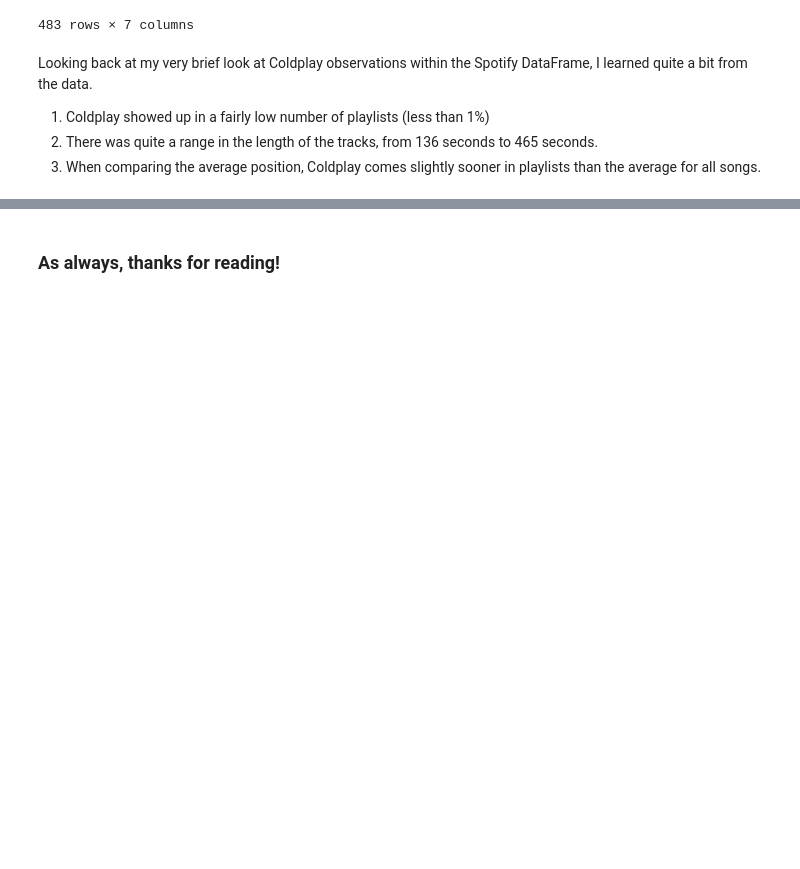
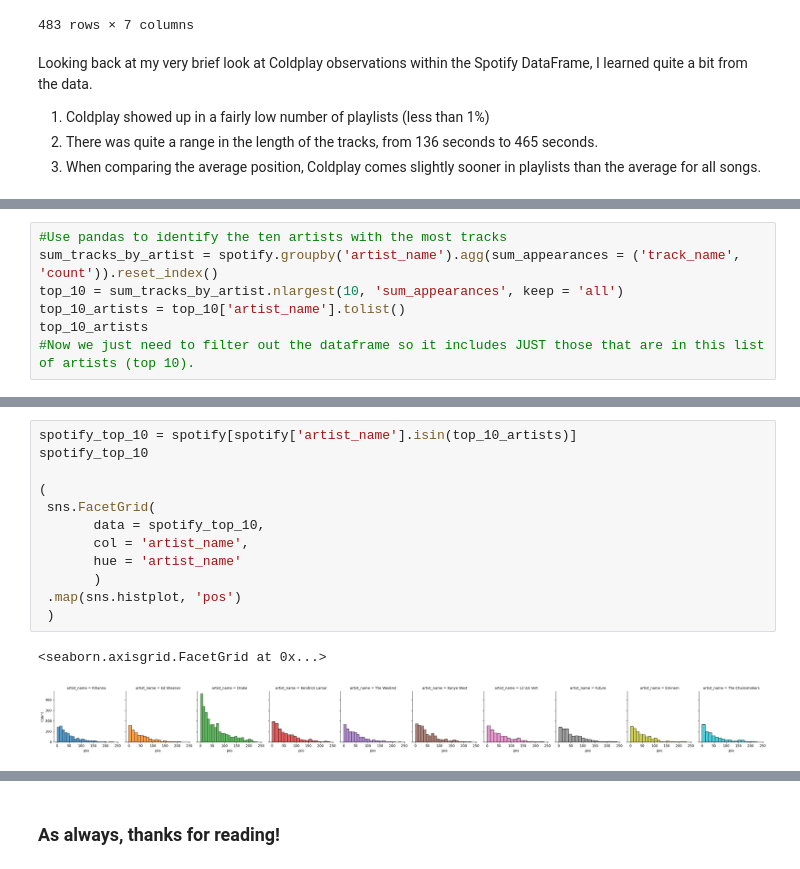
Before and after one commit to bca55/bca55.github.io, a Jupyter notebook: posts/spotify/Spotify_with_Pandas.ipynb, the cells around one changed output, grey strips where cells are left out. Cells and saved outputs as stored; diff of their text form; blank space fills up the shorter version.

```diff
--- a/posts/spotify/Spotify_with_Pandas.ipynb
+++ b/posts/spotify/Spotify_with_Pandas.ipynb
@@ -151,0 +157,7 @@ Looking back at my very brief look at Coldplay observations within the Spotify D
+# %%
+#Use pandas to identify the ten artists with the most tracks
+sum_tracks_by_artist = spotify.groupby('artist_name').agg(sum_appearances = ('track_name', 'count')).reset_index()
+top_10 = sum_tracks_by_artist.nlargest(10, 'sum_appearances', keep = 'all')
+top_10_artists = top_10['artist_name'].tolist()
+top_10_artists
+#Now we just need to filter out the dataframe so it includes JUST those that are in this list of artists (top 10).
@@ -151,0 +179,15 @@ Looking back at my very brief look at Coldplay observations within the Spotify D
+# %%
+spotify_top_10 = spotify[spotify['artist_name'].isin(top_10_artists)]
+spotify_top_10
+
+(
+ sns.FacetGrid(
+       data = spotify_top_10,
+       col = 'artist_name',
+       hue = 'artist_name'
+       )
+ .map(sns.histplot, 'pos')
+ )
+# %% [output]
+<seaborn.axisgrid.FacetGrid at 0x...>
+[figure, added]
```
Also changed, not shown: parts of 5 cells of this notebook, 5 other files.
